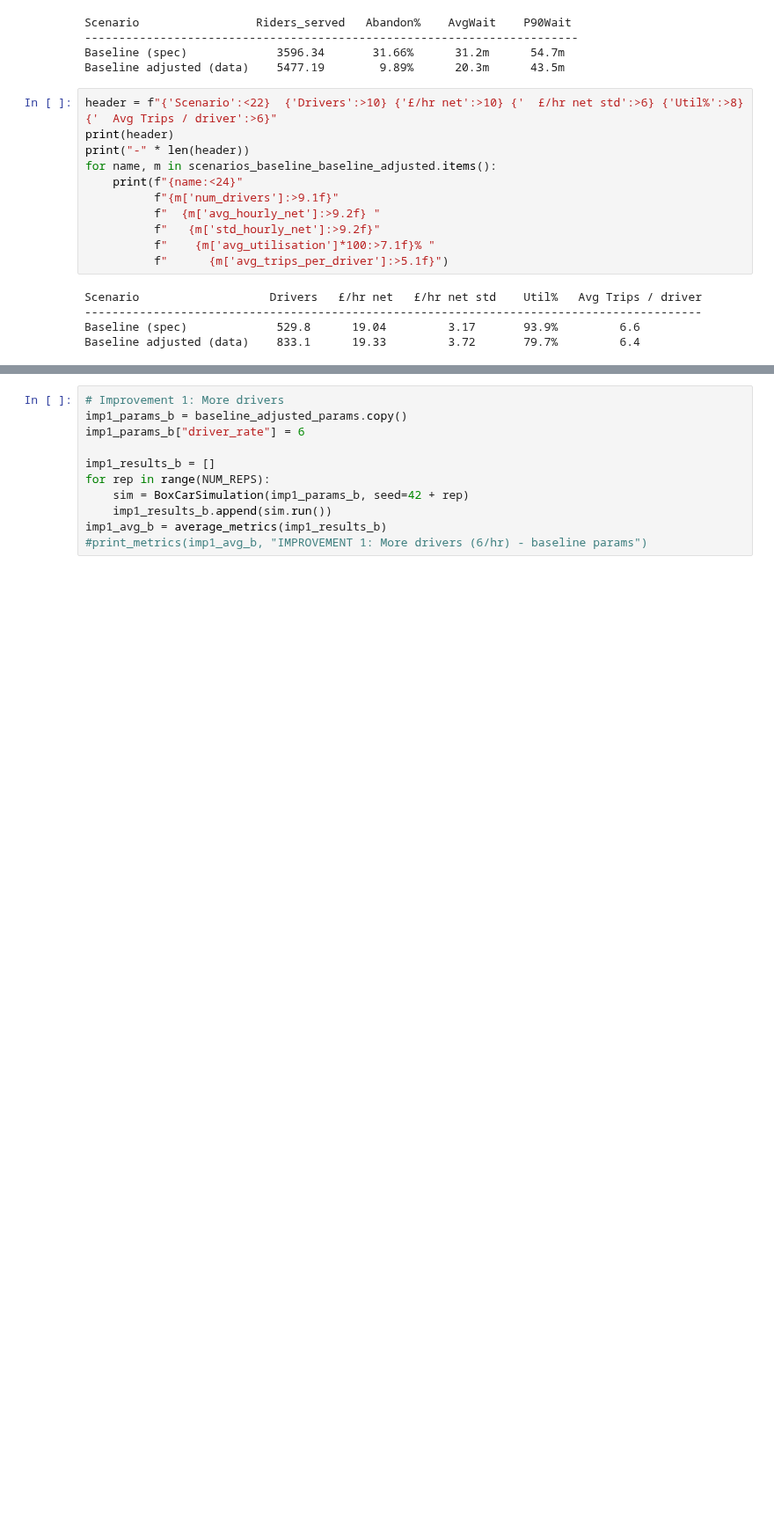
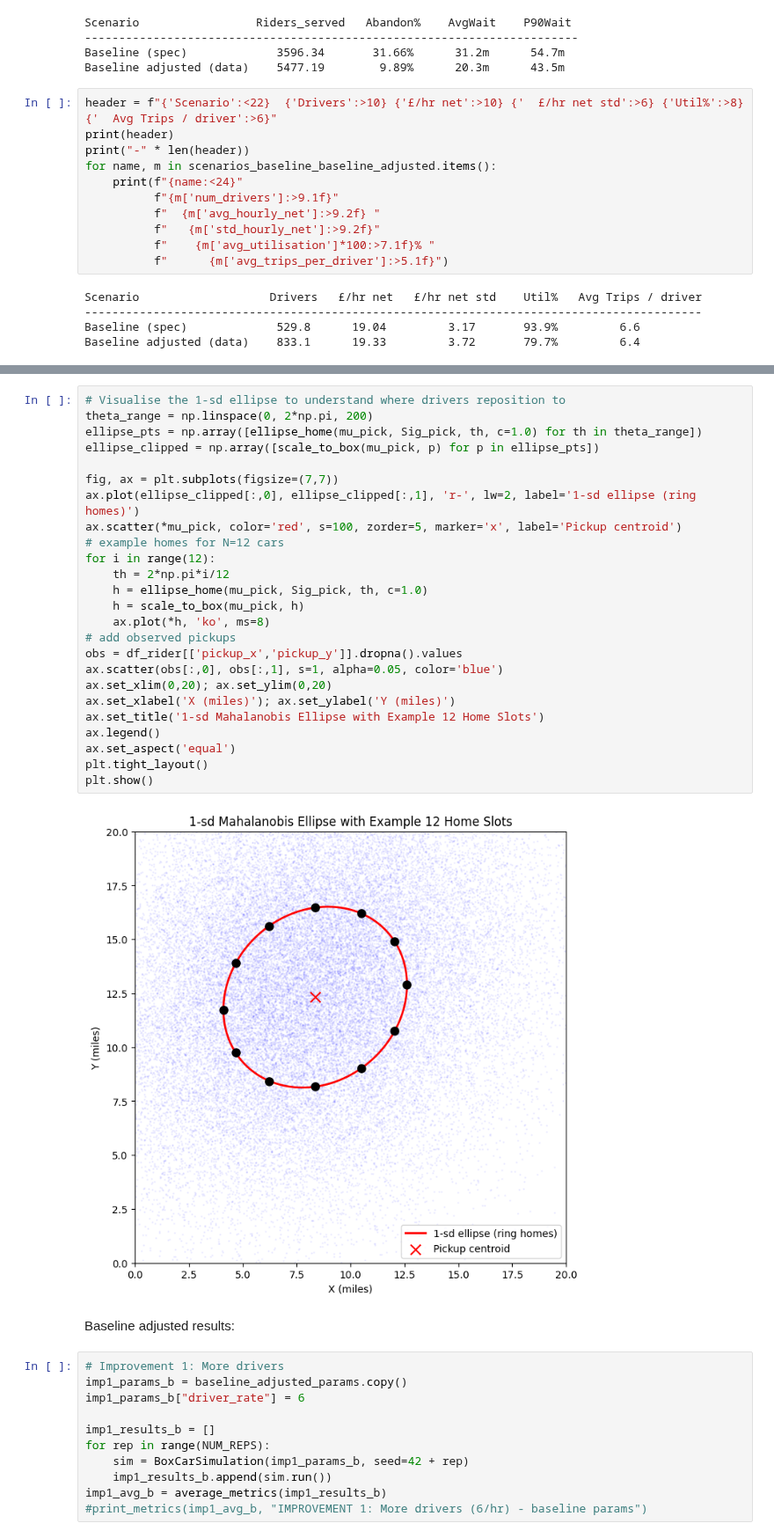
Before and after one commit to Danjiv/simulation, a Jupyter notebook: BoxCar_simulaton_final.ipynb, the cells around one changed output, grey strips where cells are left out. Shown at 88% size. Cells and saved outputs as stored; diff of their text form; blank space fills up the shorter version.

```diff
--- a/BoxCar_simulaton_final.ipynb
+++ b/BoxCar_simulaton_final.ipynb
@@ -1064,3 +1169,32 @@ We test three interventions to improve rider satisfaction while monitoring the t
+# %%
+# Visualise the 1-sd ellipse to understand where drivers reposition to
+theta_range = np.linspace(0, 2*np.pi, 200)
+ellipse_pts = np.array([ellipse_home(mu_pick, Sig_pick, th, c=1.0) for th in theta_range])
+ellipse_clipped = np.array([scale_to_box(mu_pick, p) for p in ellipse_pts])
+
+fig, ax = plt.subplots(figsize=(7,7))
+ax.plot(ellipse_clipped[:,0], ellipse_clipped[:,1], 'r-', lw=2, label='1-sd ellipse (ring homes)')
+ax.scatter(*mu_pick, color='red', s=100, zorder=5, marker='x', label='Pickup centroid')
+# example homes for N=12 cars
+for i in range(12):
+    th = 2*np.pi*i/12
+    h = ellipse_home(mu_pick, Sig_pick, th, c=1.0)
+    h = scale_to_box(mu_pick, h)
+    ax.plot(*h, 'ko', ms=8)
+# add observed pickups
+obs = df_rider[['pickup_x','pickup_y']].dropna().values
+ax.scatter(obs[:,0], obs[:,1], s=1, alpha=0.05, color='blue')
+ax.set_xlim(0,20); ax.set_ylim(0,20)
+ax.set_xlabel('X (miles)'); ax.set_ylabel('Y (miles)')
+ax.set_title('1-sd Mahalanobis Ellipse with Example 12 Home Slots')
+ax.legend()
+ax.set_aspect('equal')
+plt.tight_layout()
+plt.show()
+# %% [output]
+[figure, added]
+# %% [markdown]
+Baseline adjusted results:
 # %%
 # Improvement 1: More drivers
 imp1_params_b = baseline_adjusted_params.copy()
```
Also changed, not shown: parts of 46 cells of this notebook, 1 other file.
